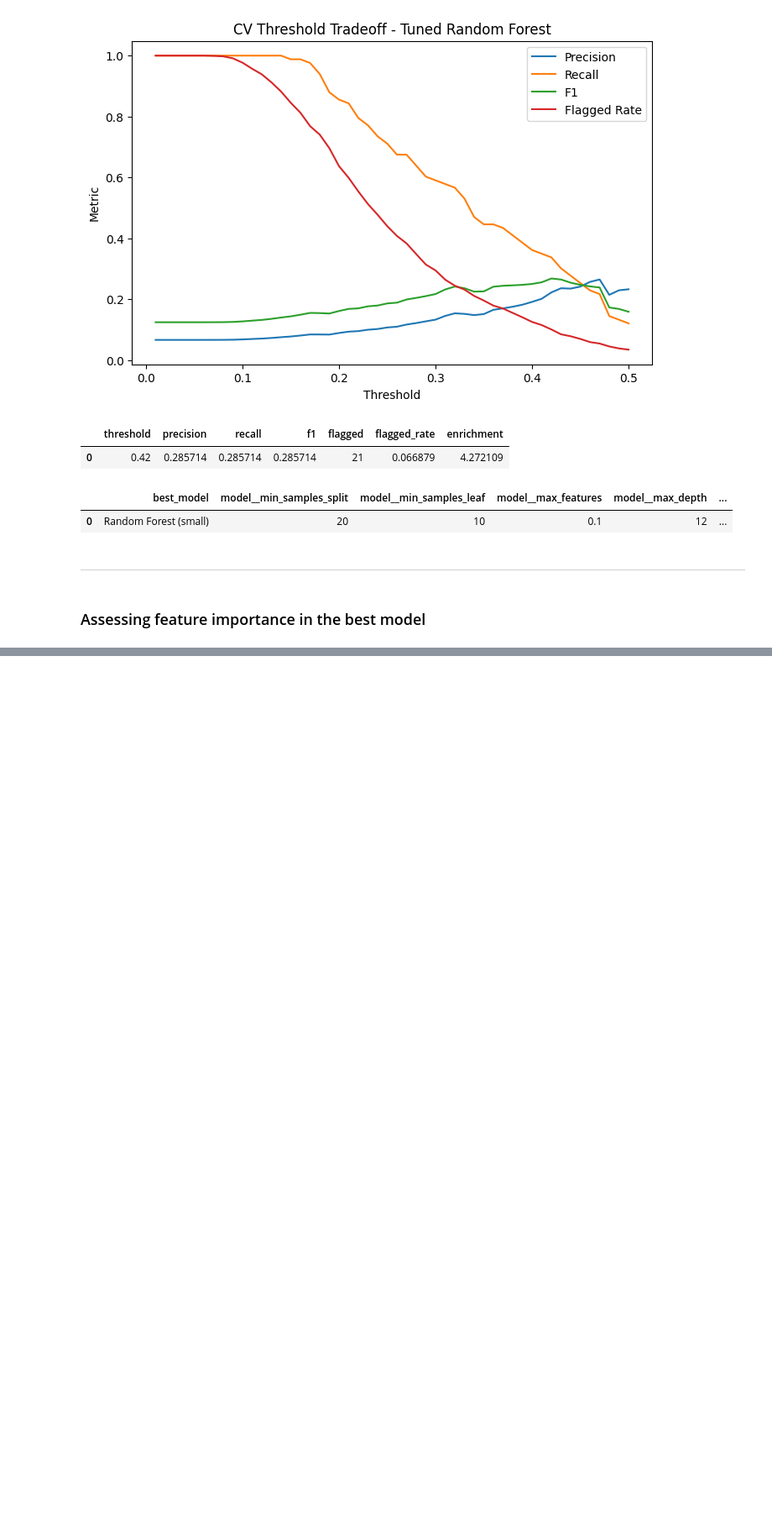
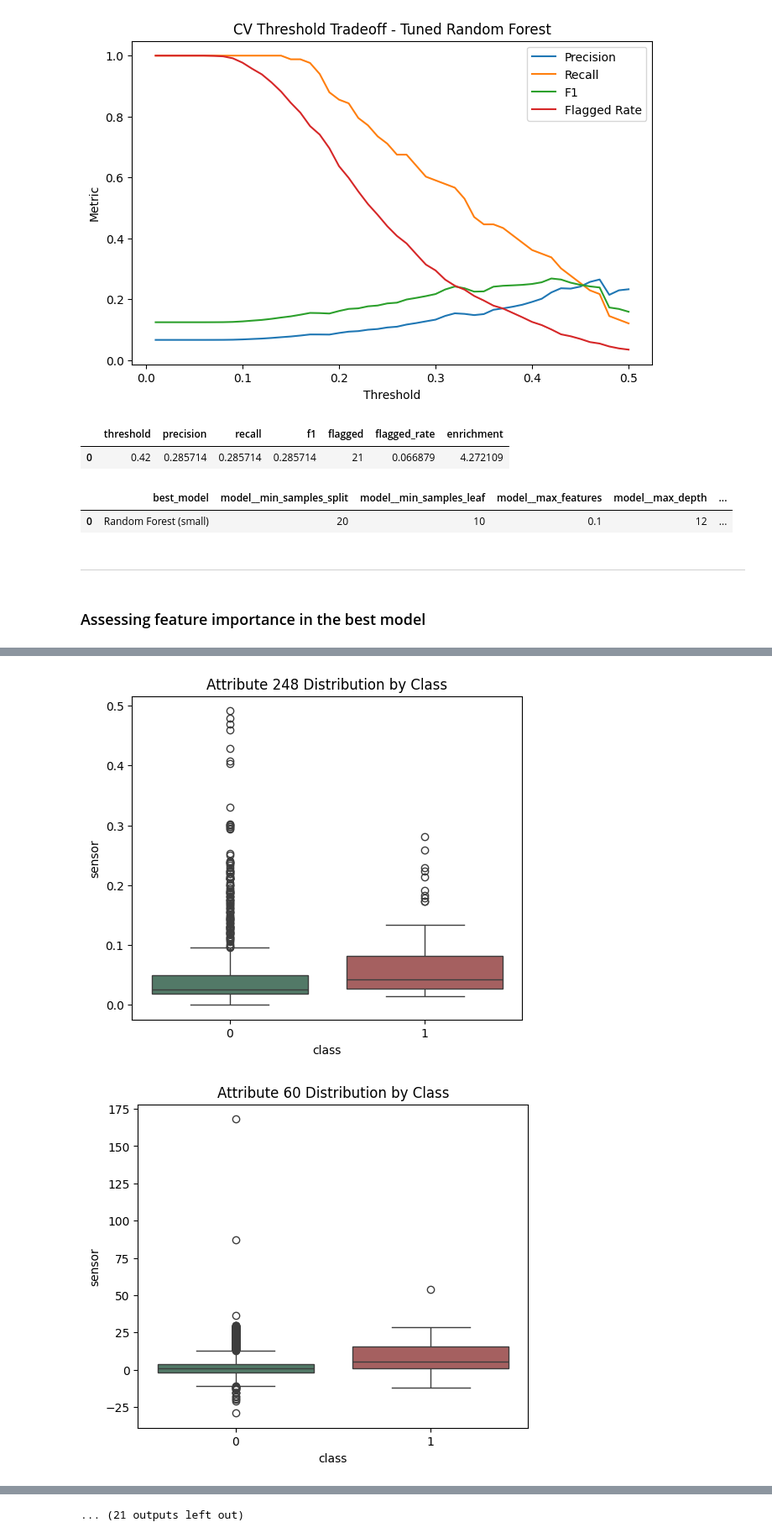
Before and after one commit to intuitiveengineer/secom-ml, a Jupyter notebook: notebooks/01-modeling.ipynb, the cells around one changed output, grey strips where cells are left out. Shown at 84% size. Cells and saved outputs as stored; diff of their text form; code cells hidden in the pictures; blank space fills up the shorter version.

```diff
--- a/notebooks/01-modeling.ipynb
+++ b/notebooks/01-modeling.ipynb
@@ -516,10 +528,10 @@ ___
 # %%
-feature_importances = best_pipe.named_steps["model"].feature_importances_
-feature_names = best_pipe.named_steps["preprocess"].get_feature_names_out()
+feature_importances = final_pipe.named_steps["model"].feature_importances_
+feature_names = final_pipe.named_steps["preprocess"].get_feature_names_out()
 
 feature_importance_df = pd.DataFrame({
     "sensor": feature_names,
     "feature_importance": feature_importances
-    })
+    }).sort_values("feature_importance", ascending=False)
 
-feature_importance_df.sort_values("feature_importance", ascending=False).head(20)
+feature_importance_df.head(20)
@@ -543,0 +653,10 @@ feature_importance_df.sort_values("feature_importance", ascending=False).head(20
+# %%
+feature_stability_df = (
+    pd.Series(top_features)
+    .value_counts()
+    .reset_index()
+)
+
+feature_stability_df.columns = ["feature", "top20_fold_count"]
+
+feature_stability_df.head(30)
@@ -543,0 +713,30 @@ feature_importance_df.sort_values("feature_importance", ascending=False).head(20
+# %%
+# Generating plots of the pass/fails by these top sensors
+
+# Create boxplots of sensors
+for sensor in consensus_df["feature"]:
+
+    plot_df = pd.DataFrame({
+        "sensor": X[sensor],
+        "class": y
+    })
+
+    plt.figure(figsize=(6,5))
+
+    sns.boxplot(
+        data=plot_df,
+        x="class",
+        y="sensor",
+        hue="class",
+        palette={
+            0: "#4B7F68",   # Pass
+            1: "#B15455"    # Fail
+        },
+        legend=False
+    )
+
+    plt.title(f"{sensor} Distribution by Class")
+    plt.show()
+# %% [output]
+[figure, added]
+[figure, added]
@@ -543,0 +753 @@ feature_importance_df.sort_values("feature_importance", ascending=False).head(20
+... (21 outputs left out)
```
Also changed, not shown: parts of 10 cells of this notebook.
